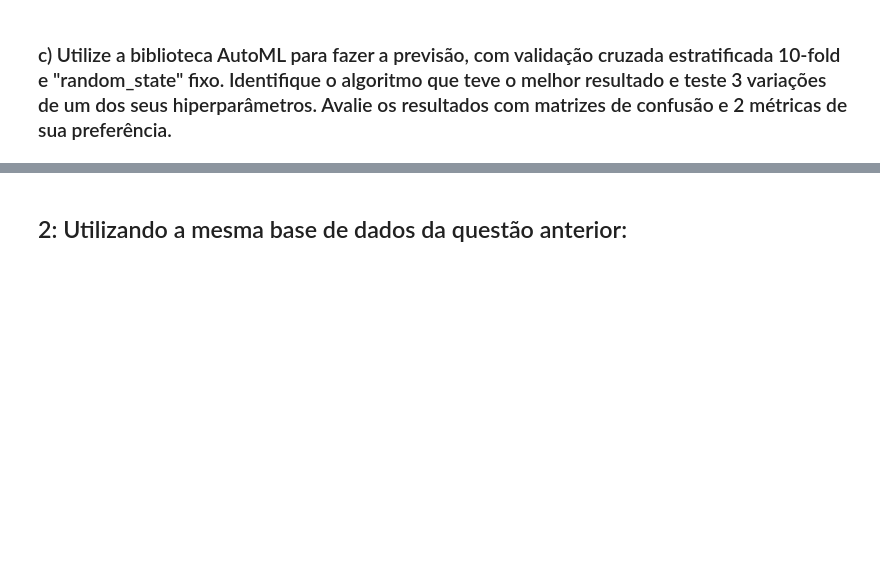
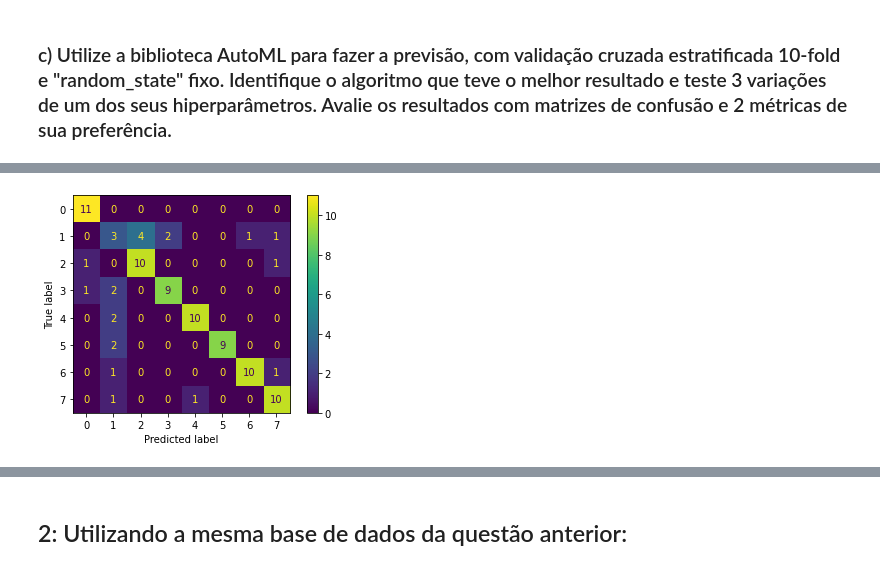
Before and after one commit to hyoretsu/ia, a Jupyter notebook: prova2.ipynb, the cells around one changed output, grey strips where cells are left out. Drawn from its saved outputs; the diff is of its cells as text; code cells hidden in the pictures; blank space fills up the shorter version.

Commit message:
2ª prova - questão 1c (AutoML)

```diff
--- a/prova2.ipynb
+++ b/prova2.ipynb
@@ -87,2 +67,27 @@ plt.show()
 # %% [markdown]
 ### c) Utilize a biblioteca AutoML para fazer a previsão, com validação cruzada estratificada 10-fold e "random_state" fixo. Identifique o algoritmo que teve o melhor resultado e teste 3 variações de um dos seus hiperparâmetros. Avalie os resultados com matrizes de confusão e 2 métricas de sua preferência.
+# %%
+from autosklearn.classification import AutoSklearnClassifier
+from autosklearn.metrics import accuracy, average_precision, f1, precision, recall, roc_auc
+from IPython.display import display
+from pandas import DataFrame
+from sklearn.metrics import accuracy_score, ConfusionMatrixDisplay, confusion_matrix, f1_score
+from sklearn.model_selection import train_test_split, StratifiedKFold
+from warnings import simplefilter
+
+simplefilter("ignore")
+
+x_train, x_test, y_train, y_test = train_test_split(df[0], df[1], test_size=0.33, random_state=42, stratify=df[1])
+
+automl = AutoSklearnClassifier(
+    time_left_for_this_task=60 * 5,
+    per_run_time_limit=60,
+    # metric=f1_macro
+    # include={"classifier": ["mlp"]},
+    # initial_configurations_via_metalearning=0,
+    resampling_strategy="cv",
+    resampling_strategy_arguments={"folds": 10}
+)
+
+automl.fit(x_train, y_train, dataset_name="Higher Education Students Performance Evaluation")
+automl.refit(x_train, y_train)
@@ -88,0 +98,6 @@ plt.show()
+# %%
+results = automl.predict(x_test)
+
+print("Acurácia: ", accuracy_score(y_test, results))
+print("F1 Score: ", f1_score(y_test, results, average="macro"))
+print(automl.leaderboard())
@@ -88,0 +118,6 @@ plt.show()
+# %%
+cm = confusion_matrix(y_test, results)
+ConfusionMatrixDisplay(confusion_matrix=cm).plot()
+plt.show()
+# %% [output]
+[figure, added]
```
Also changed, not shown: parts of 9 cells of this notebook, 1 other file.
